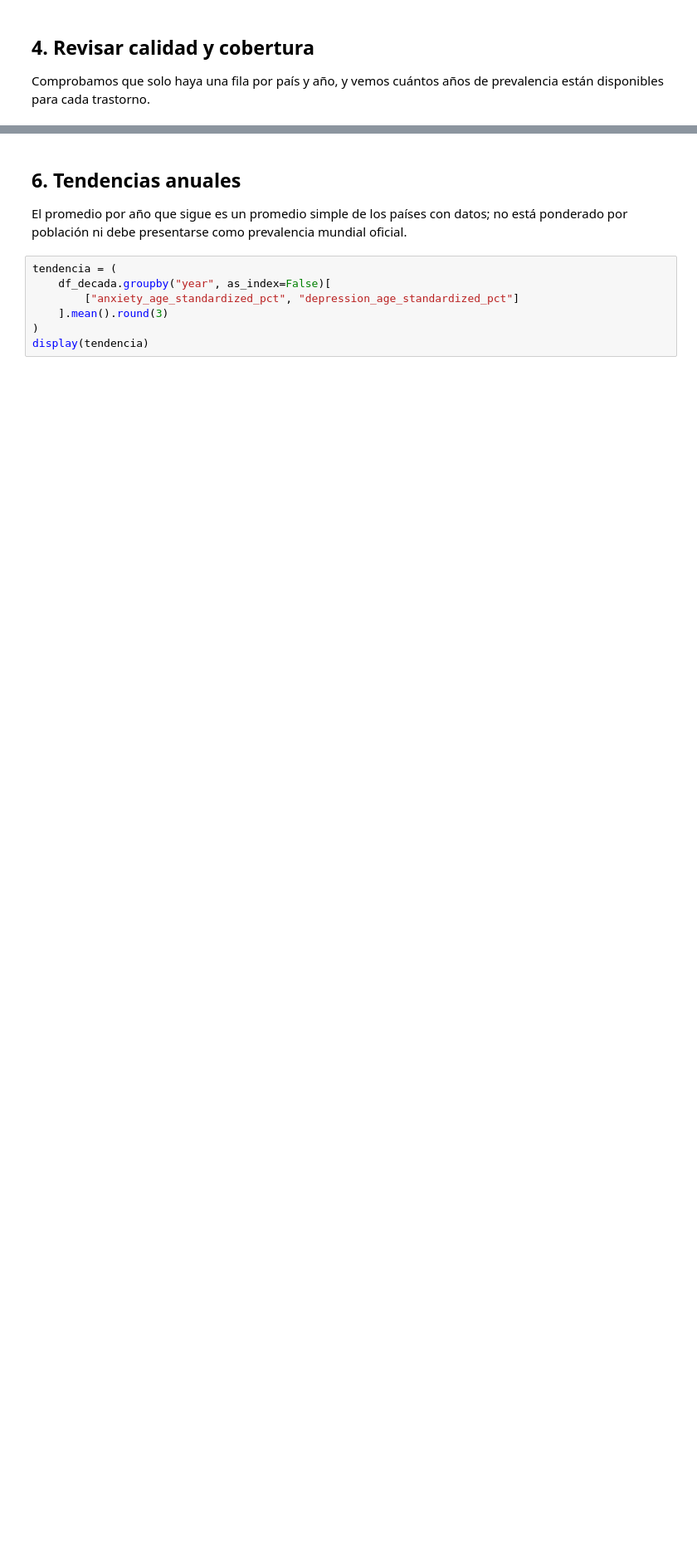
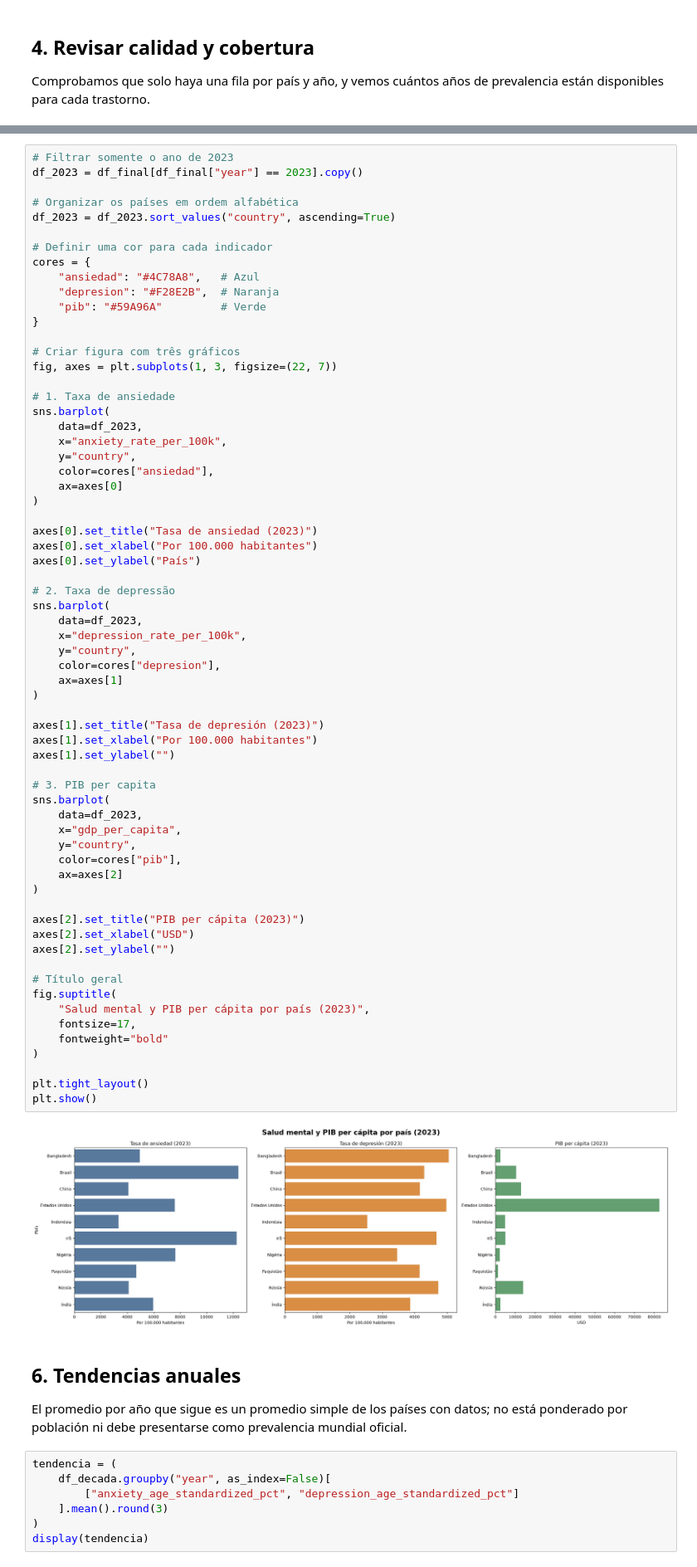
Before and after one commit to arianevieira-lab/First-Project-Data-Wrangling-and-Retrieval, a Jupyter notebook: ray_of_hope_mental_health.ipynb, the cells around one changed output, grey strips where cells are left out. Shown at 83% size. Drawn from its saved outputs; the diff is of its cells as text; blank space fills up the shorter version.

```diff
--- a/ray_of_hope_mental_health.ipynb
+++ b/ray_of_hope_mental_health.ipynb
@@ -119,3 +980,70 @@ display(top10_depresion[[c for c in cols_depresion if c in top10_depresion.colum
+# %%
+# Filtrar somente o ano de 2023
+df_2023 = df_final[df_final["year"] == 2023].copy()
+
+# Organizar os países em ordem alfabética
+df_2023 = df_2023.sort_values("country", ascending=True)
+
+# Definir uma cor para cada indicador
+cores = {
+    "ansiedad": "#4C78A8",   # Azul
+    "depresion": "#F28E2B",  # Naranja
+    "pib": "#59A96A"         # Verde
+}
+
+# Criar figura com três gráficos
+fig, axes = plt.subplots(1, 3, figsize=(22, 7))
+
+# 1. Taxa de ansiedade
+sns.barplot(
+    data=df_2023,
+    x="anxiety_rate_per_100k",
+    y="country",
+    color=cores["ansiedad"],
+    ax=axes[0]
+)
+
+axes[0].set_title("Tasa de ansiedad (2023)")
+axes[0].set_xlabel("Por 100.000 habitantes")
+axes[0].set_ylabel("País")
+
+# 2. Taxa de depressão
+sns.barplot(
+    data=df_2023,
+    x="depression_rate_per_100k",
+    y="country",
+    color=cores["depresion"],
+    ax=axes[1]
+)
+
+axes[1].set_title("Tasa de depresión (2023)")
+axes[1].set_xlabel("Por 100.000 habitantes")
+axes[1].set_ylabel("")
+
+# 3. PIB per capita
+sns.barplot(
+    data=df_2023,
+    x="gdp_per_capita",
+    y="country",
+    color=cores["pib"],
+    ax=axes[2]
+)
+
+axes[2].set_title("PIB per cápita (2023)")
+axes[2].set_xlabel("USD")
+axes[2].set_ylabel("")
+
+# Título geral
+fig.suptitle(
+    "Salud mental y PIB per cápita por país (2023)",
+    fontsize=17,
+    fontweight="bold"
+)
+
+plt.tight_layout()
+plt.show()
+# %% [output]
+[figure, added]
 # %% [markdown]
 ## 6. Tendencias anuales
 
```
Also changed, not shown: parts of 33 cells of this notebook, 2 other files.
